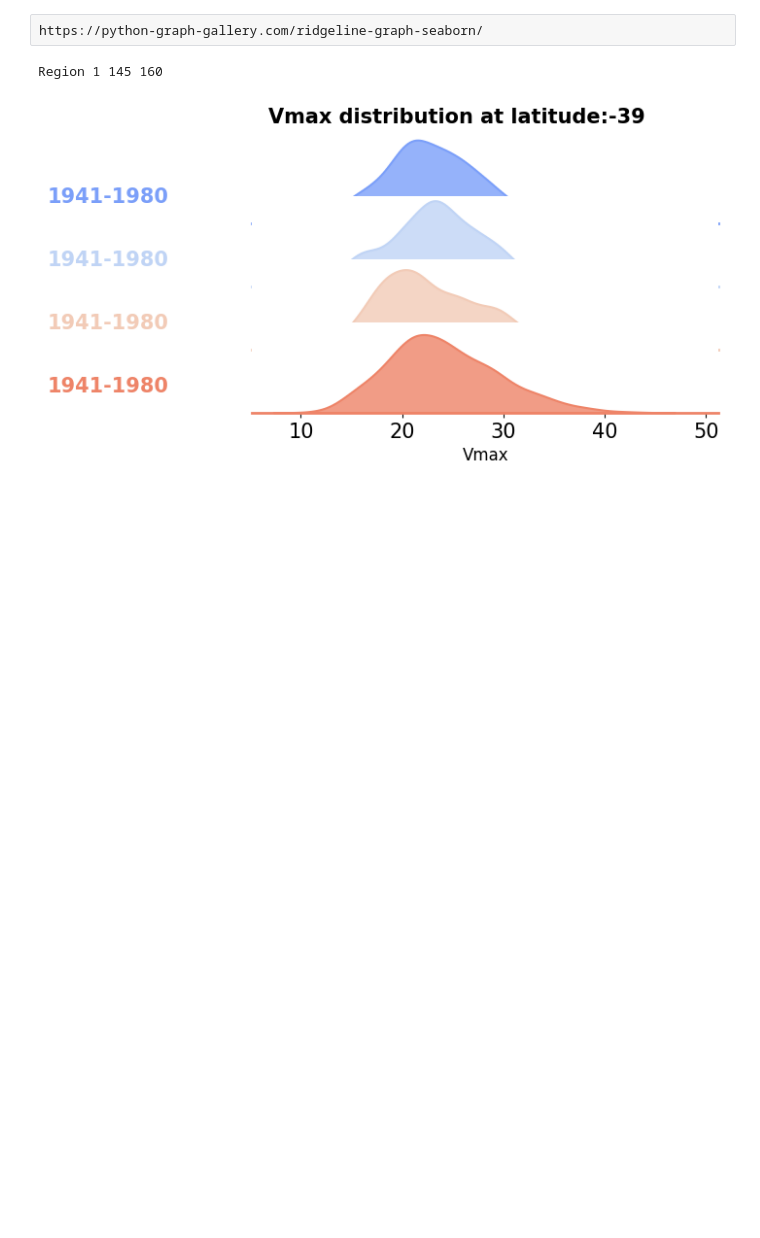
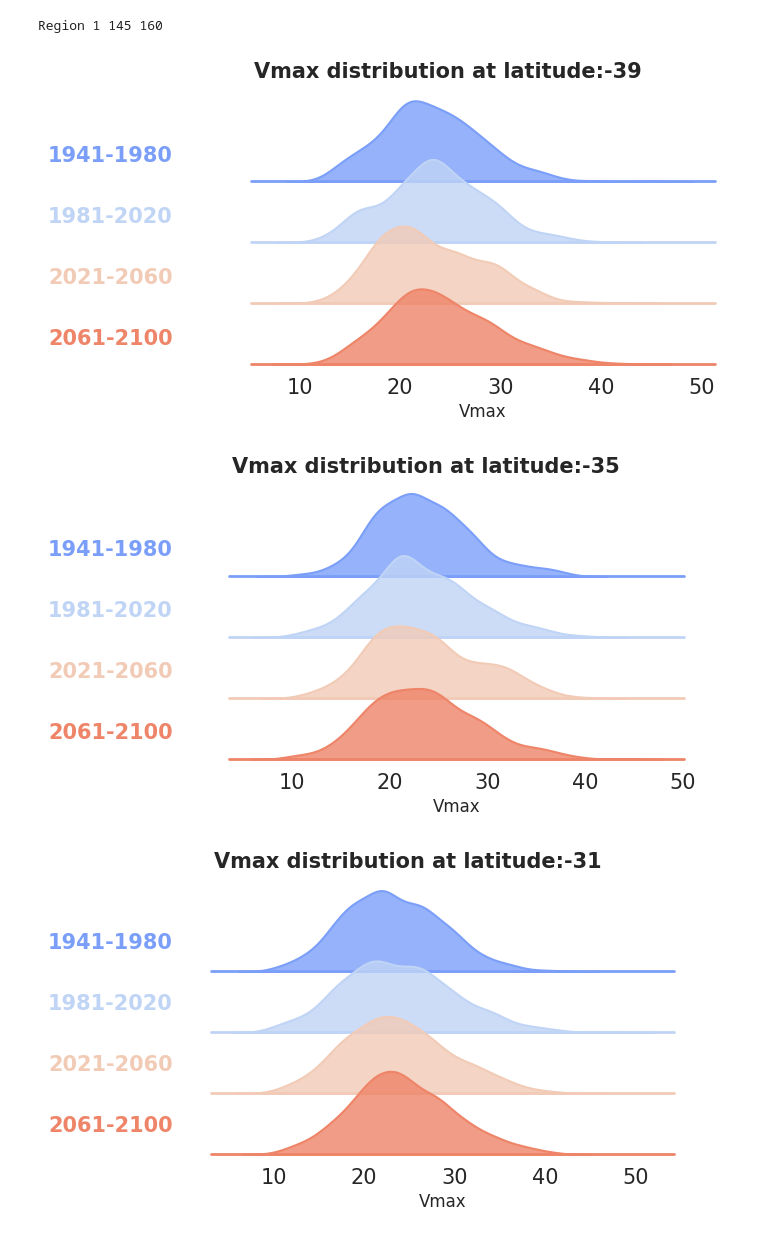
Before and after one commit to ming80302/TC, a Jupyter notebook: ridgeplot.ipynb, the cells around one changed output. Saved outputs shown, nothing was run; the diff lists cells and outputs as text; code cells hidden in the pictures; blank space fills up the shorter version.

```diff
--- a/ridgeplot.ipynb
+++ b/ridgeplot.ipynb
@@ -7,6 +10,9 @@ import matplotlib.pyplot as plt
 import cartopy.crs as ccrs
 # %%
 def ridgeplot_vmax(df, col_label, col_data):
+        #plt.figure(figsize=(10, 6))
+        sns.set_theme(style="white", rc={"axes.facecolor": (0, 0, 0, 0)})
+
         # we generate a color palette with Seaborn.color_palette()
         pal = sns.color_palette(palette='coolwarm', n_colors=4)
 
@@ -24,7 +30,7 @@ def ridgeplot_vmax(df, col_label, col_data):
         # Loop over the FacetGrid figure axes (g.axes.flat) and add the time period as text with the right color
         # notice how ax.lines[-1].get_color() enables you to access the last line's color in each matplotlib.Axes
         for i, ax in enumerate(g.axes.flat):
-            ax.text(-15, 0.02, df.time[i],
+            ax.text(-15, 0.02, df.time.unique()[i],
             fontweight='bold', fontsize=15,
             color=ax.lines[-1].get_color()),
             ax.set_ylabel('')
@@ -41,9 +47,7 @@ def ridgeplot_vmax(df, col_label, col_data):
         plt.xlabel('Vmax', fontsize=12)
         g.fig.suptitle( 'Vmax distribution at latitude:' + str(bin_center),
                ha='center', fontsize=15, fontweight='bold')
-        plt.show()
+        plt.show();
-# %% [raw]
-https://python-graph-gallery.com/ridgeline-graph-seaborn/
 # %%
 def rd_allVmax_HR_SH(dir_hr, year_s, year_e, extent):
     '''
@@ -115,32 +113,34 @@ n_region = len(lat_s_1d)
 bin_width = 4
 color_1d = ['yellow', 'orange', 'red', 'purple']
 for nr in range(n_region):
     lat_s = lat_s_1d[nr]
     lat_e = lat_e_1d[nr]
     lon_s = lon_s_1d[nr]
     lon_e = lon_e_1d[nr]
     print('Region ' + str(nr + 1), lon_s, lon_e)
 
     # Define bins
     bins = np.arange(lat_s, lat_e+bin_width, bin_width)
     n_bins = len(bins) - 1
 
     for nb in range(n_bins):
         bin_center = int((bins[nb]+ bins[nb+1])/2)
         extent_bin = [lon_s, lon_e, bins[nb], bins[nb+1]]
         vmax_1d = []
         period_1d = []
         for nt in range(n_p):
             time_s = str(year_s[nt]) + '-' + str(year_e[nt])
             vmax_tmp = rd_allVmax_HR_SH(dir_hr, year_s[nt], year_e[nt], extent_bin)
             period_tmp = [time_s] * (len(vmax_tmp))
             vmax_1d.extend(vmax_tmp)
             period_1d.extend(period_tmp)
 
         data = {'vmax':vmax_1d, 'time': period_1d }
         df = pd.DataFrame(data)
 
-        ridgeplot_vmax(df)
+        ridgeplot_vmax(df, 'time', 'vmax')
 # %% [output]
 Region 1 145 160
-[figure, old version]
+[figure, new version]
+[figure, added]
+[figure, added]
```
Also changed, not shown: parts of 6 cells of this notebook.
